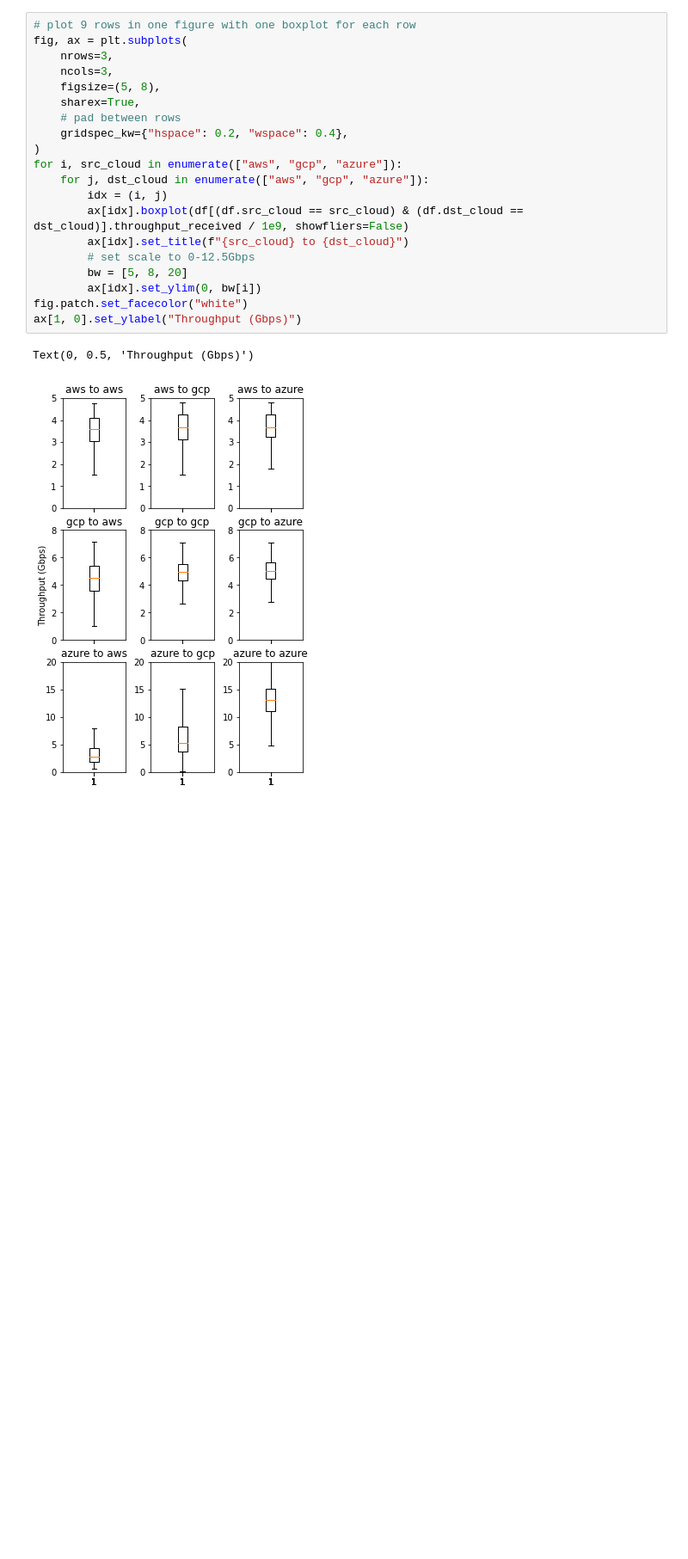
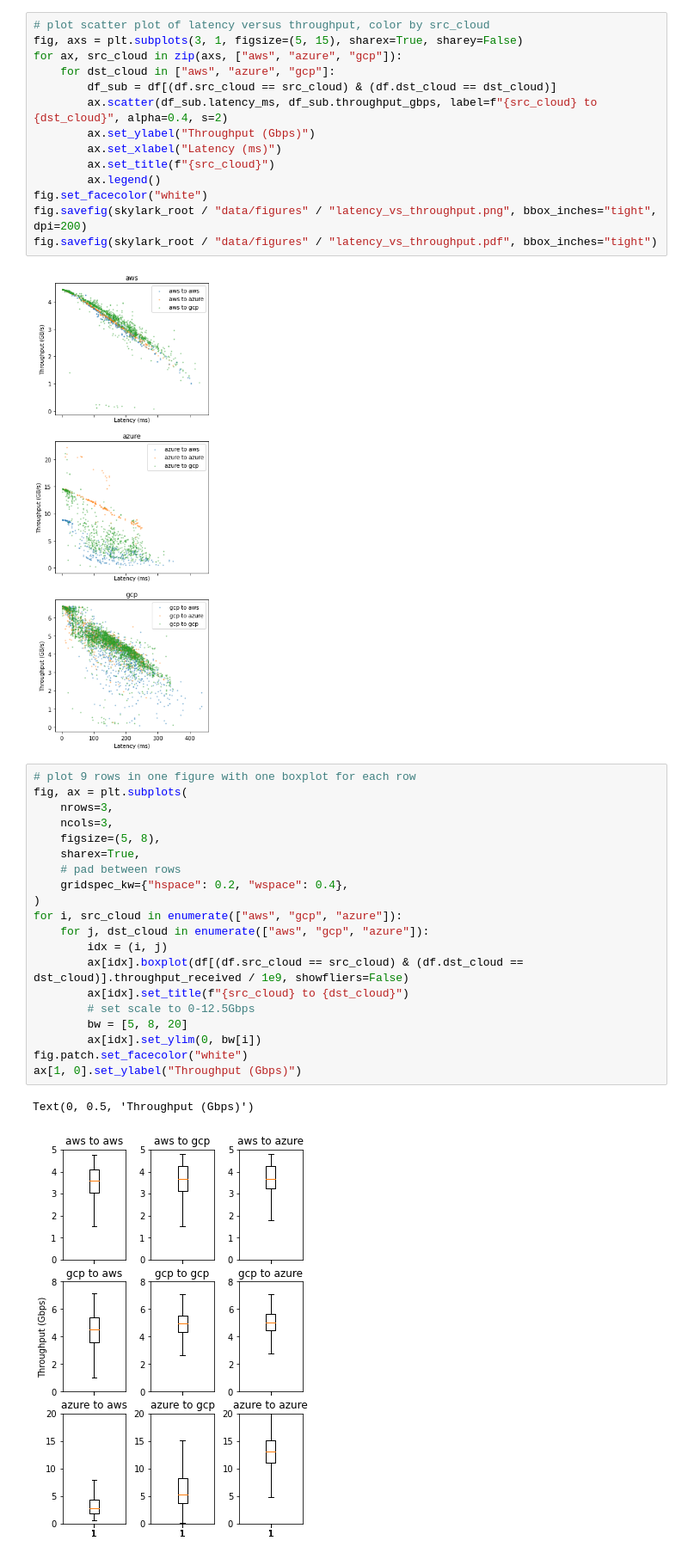
Before and after one commit to skyplane-project/skyplane, a Jupyter notebook: nb/04-14-2022_plot_intrainter_network.ipynb, the cells around one changed output. Shown at 86% size. Drawn from its saved outputs; the diff is of its cells as text; blank space fills up the shorter version.

Commit message:
Update plot

```diff
--- a/nb/04-14-2022_plot_intrainter_network.ipynb
+++ b/nb/04-14-2022_plot_intrainter_network.ipynb
@@ -30,3 +51,19 @@ df
+# %%
+# plot scatter plot of latency versus throughput, color by src_cloud
+fig, axs = plt.subplots(3, 1, figsize=(5, 15), sharex=True, sharey=False)
+for ax, src_cloud in zip(axs, ["aws", "azure", "gcp"]):
+    for dst_cloud in ["aws", "azure", "gcp"]:
+        df_sub = df[(df.src_cloud == src_cloud) & (df.dst_cloud == dst_cloud)]
+        ax.scatter(df_sub.latency_ms, df_sub.throughput_gbps, label=f"{src_cloud} to {dst_cloud}", alpha=0.4, s=2)
+        ax.set_ylabel("Throughput (Gbps)")
+        ax.set_xlabel("Latency (ms)")
+        ax.set_title(f"{src_cloud}")
+        ax.legend()
+fig.set_facecolor("white")
+fig.savefig(skylark_root / "data/figures" / "latency_vs_throughput.png", bbox_inches="tight", dpi=200)
+fig.savefig(skylark_root / "data/figures" / "latency_vs_throughput.pdf", bbox_inches="tight")
+# %% [output]
+[figure, added]
 # %%
 # plot 9 rows in one figure with one boxplot for each row
 fig, ax = plt.subplots(
```
Also changed, not shown: parts of 3 cells of this notebook.
